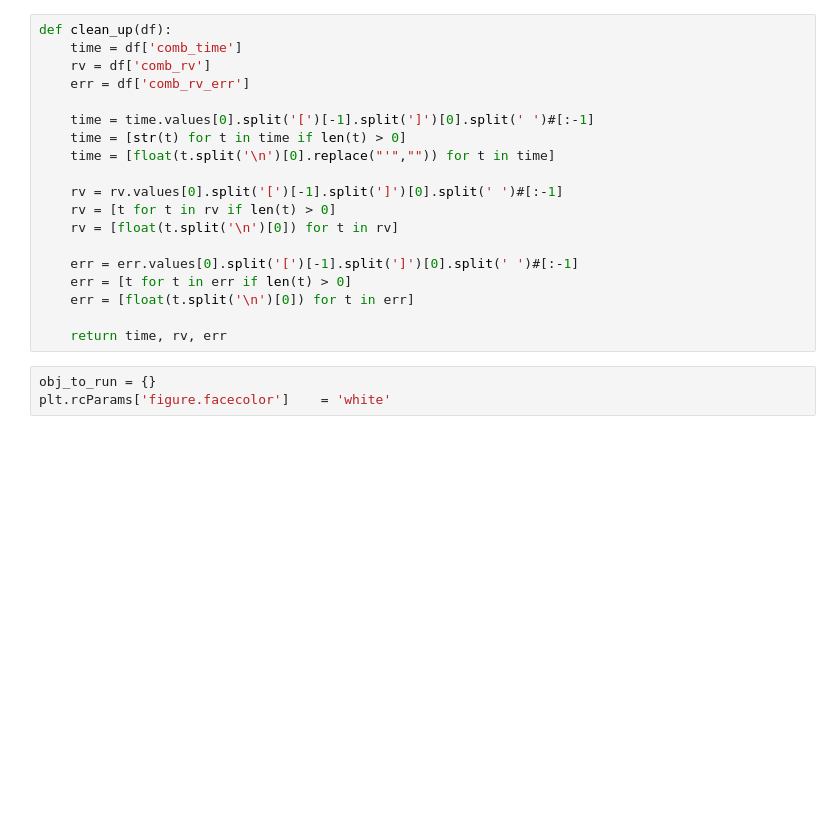
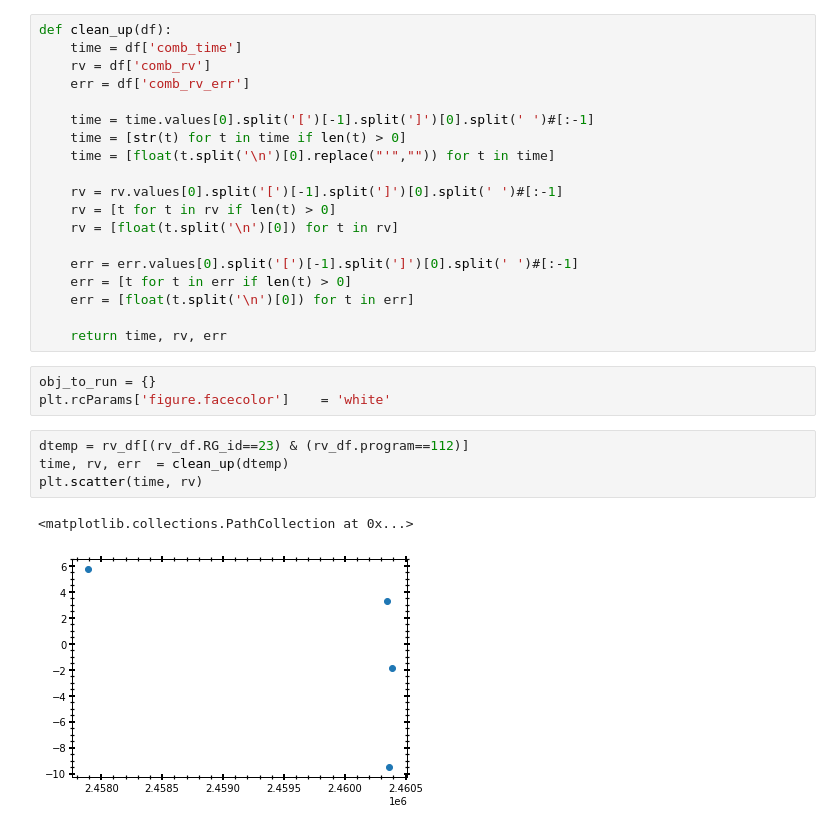
Before and after one commit to MaryumSayeed/ESPRESSO, a Jupyter notebook: scripts/run_joker.ipynb, the cells around one changed output. Drawn from its saved outputs; the diff is of its cells as text; blank space fills up the shorter version.

```diff
--- a/scripts/run_joker.ipynb
+++ b/scripts/run_joker.ipynb
@@ -55,6 +55,13 @@ def clean_up(df):
 # %%
 obj_to_run = {}
 plt.rcParams['figure.facecolor']    = 'white'
+# %%
+dtemp = rv_df[(rv_df.RG_id==23) & (rv_df.program==112)]
+time, rv, err  = clean_up(dtemp)
+plt.scatter(time, rv)
+# %% [output]
+<matplotlib.collections.PathCollection at 0x...>
+[figure, added]
 # %%
 def test_tj(obj,program,Pi,Pf=1000,K0=20,error=0.1,chains=2, prior_size=50_000,save=False,MCMC=False):
     plt.rcParams['figure.facecolor']    = 'white'
```
Also changed, not shown: parts of 9 cells of this notebook, 6 other files.
